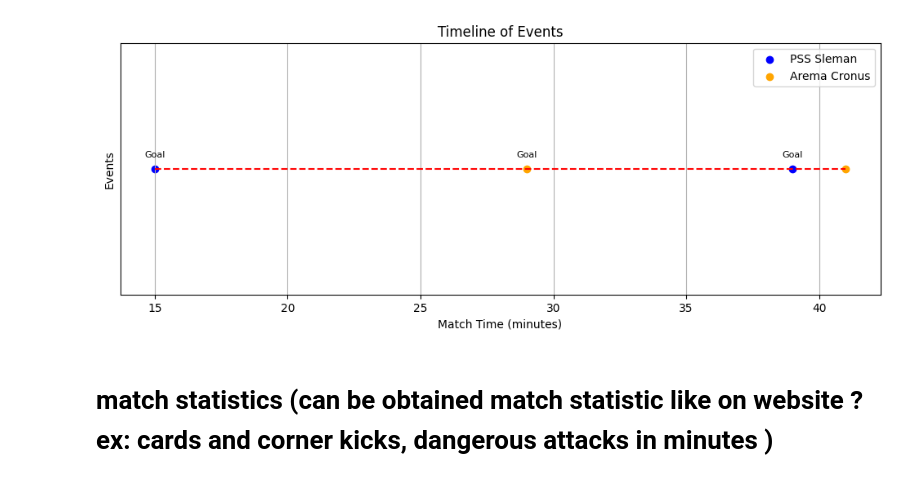
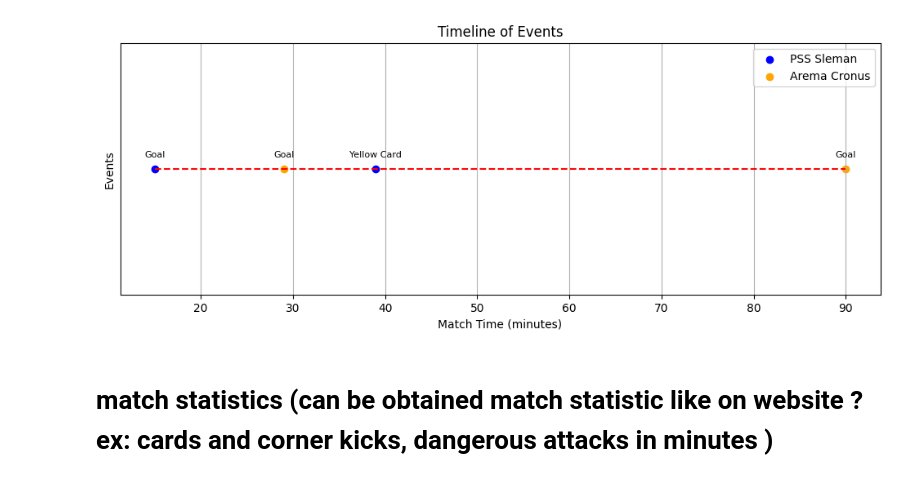
Before and after one commit to mahomut41/betfair, a Jupyter notebook: Event_timeline.ipynb, the cells around one changed output. Cells and saved outputs as stored; diff of their text form; code cells hidden in the pictures.

```diff
--- a/Event_timeline.ipynb
+++ b/Event_timeline.ipynb
@@ -7,37 +7,37 @@ import os
 
 # Sample data for demonstration
 teams = ['PSS Sleman', 'Arema Cronus']
-events = [15, 29, 39, 41]  # Match times for goals
-goals = ['Goal', 'Goal', 'Goal']  # Types of events (e.g., Goal, Penalty, etc.)
+events = [15, 29, 39, 90]  # Match times for goals
+goals = ['Goal', 'Goal', 'Yellow Card', 'Goal']  # Types of events (e.g., Goal, Penalty, etc.)
 
 # Plotting the timeline
 plt.figure(figsize=(12, 4))
 
 # Plotting goals for each team
 for team in teams:
     team_events = [events[i] for i in range(len(events)) if teams[i % len(teams)] == team]
     team_goals = [goals[i] for i in range(len(goals)) if teams[i % len(teams)] == team]
     plt.scatter(team_events, [0] * len(team_events), marker='o', label=team, color='blue' if team == 'PSS Sleman' else 'orange')  # Plotting on the line at y=0
     for i, txt in enumerate(team_goals):
         plt.annotate(txt, (team_events[i], 0), xytext=(0, 10), textcoords='offset points', ha='center', fontsize=8)  # Adjusting annotation position
 
 # Adding a line in the middle
 plt.hlines(0, min(events), max(events), colors='red', linestyles='dashed')
 
 # Adding labels and title
 plt.xlabel('Match Time (minutes)')
 plt.ylabel('Events')
 plt.title('Timeline of Events')
 
 # Adding legend
 plt.legend()
 
 # Displaying the timeline plot
 plt.grid(True)
 plt.yticks([])
 plt.show()
 # %% [output]
-[figure, old version]
+[figure, new version]
 # %% [markdown]
 # match statistics (can be obtained match statistic like on website ? ex: cards and corner kicks, dangerous attacks in minutes )
 # %%
```
Also changed, not shown: 6 other files.
